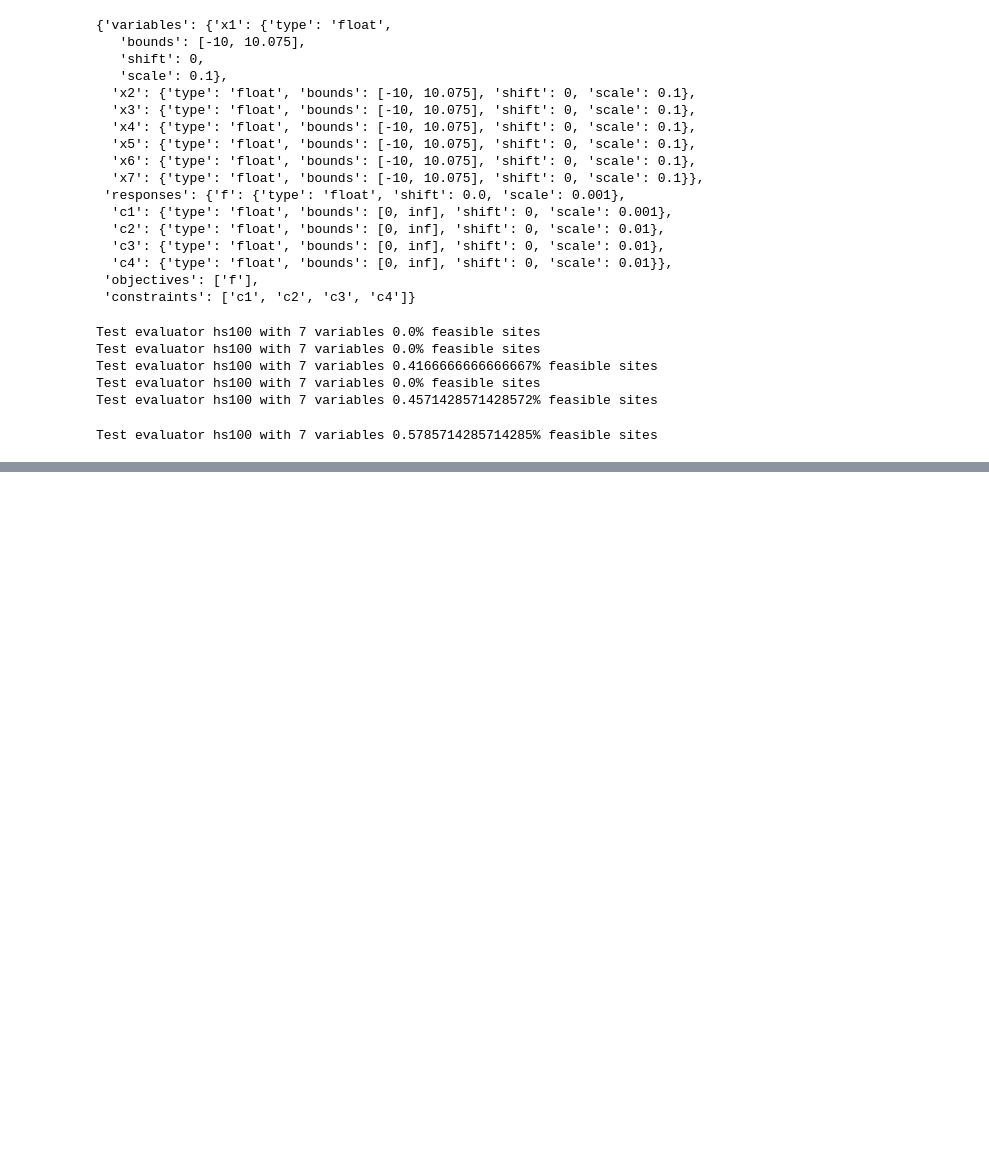
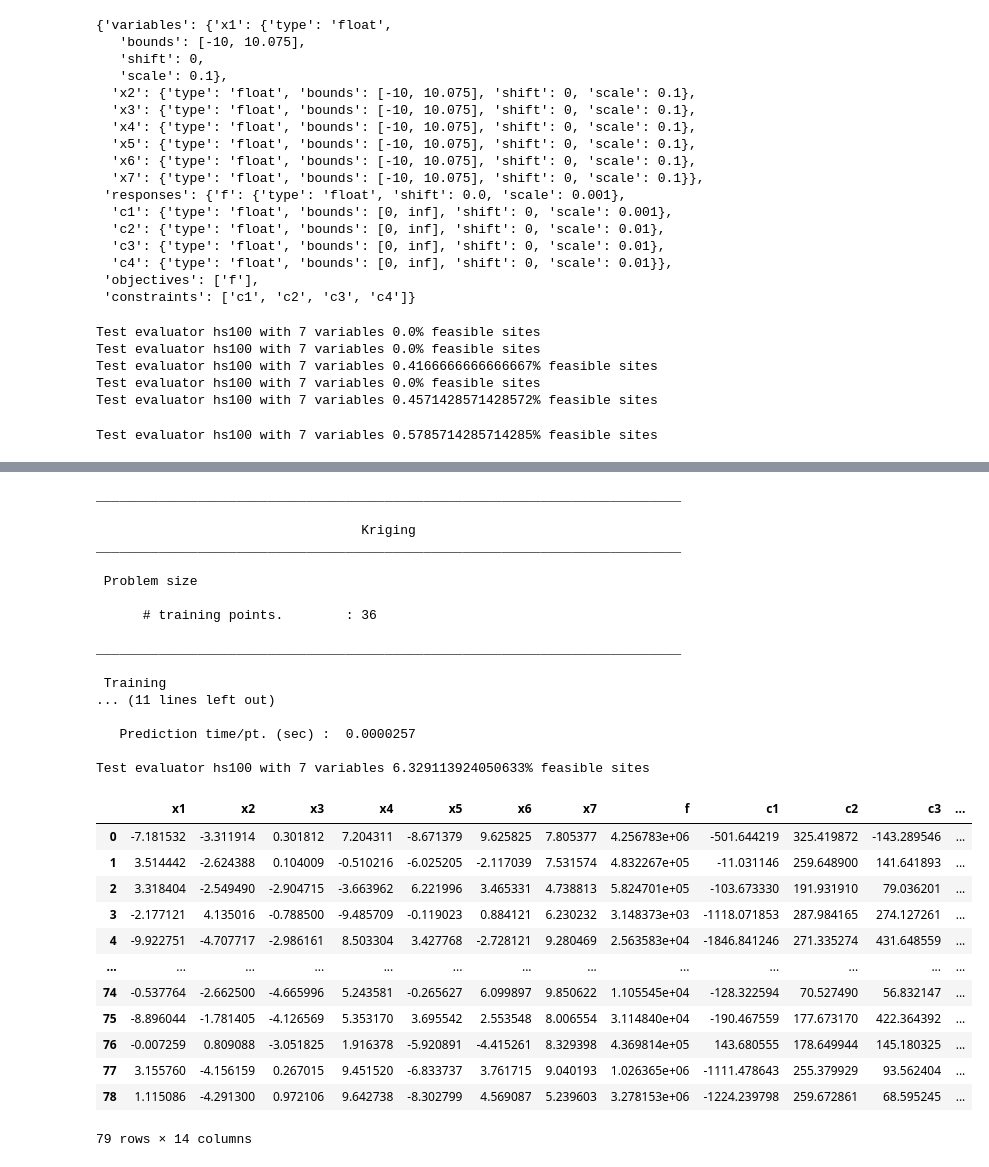
Before and after one commit to linhang-h/FeasibleRegions, a Jupyter notebook: uw_wxml.ipynb, the cells around one changed output, grey strips where cells are left out. Cells and saved outputs as stored; diff of their text form; code cells hidden in the pictures; blank space fills up the shorter version.

```diff
--- a/uw_wxml.ipynb
+++ b/uw_wxml.ipynb
@@ -1018,0 +1092,38 @@ Test evaluator hs100 with 7 variables 0.5785714285714285% feasible sites
+# %%
+hs100 = HS100()
+problem = hs100.problem()
+nind = len(problem['variables'])
+num_sites = int((nind+1)*(nind+2)/2)
+test_data = advanced_testing(hs100, num_sites, num_sites**2)
+test_data
+# %% [output]
+___________________________________________________________________________
+
+                                  Kriging
+___________________________________________________________________________
+
+ Problem size
+
+      # training points.        : 36
+
+___________________________________________________________________________
+
+ Training
+... (11 lines left out)
+
+   Prediction time/pt. (sec) :  0.0000257
+
+Test evaluator hs100 with 7 variables 6.329113924050633% feasible sites
+|  | x1 | x2 | x3 | x4 | x5 | x6 | x7 | f | c1 | c2 | c3 | ... |
+| 0 | -7.181532 | -3.311914 | 0.301812 | 7.204311 | -8.671379 | 9.625825 | 7.805377 | 4.256783e+06 | -501.644219 | 325.419872 | -143.289546 | ... |
+| 1 | 3.514442 | -2.624388 | 0.104009 | -0.510216 | -6.025205 | -2.117039 | 7.531574 | 4.832267e+05 | -11.031146 | 259.648900 | 141.641893 | ... |
+| 2 | 3.318404 | -2.549490 | -2.904715 | -3.663962 | 6.221996 | 3.465331 | 4.738813 | 5.824701e+05 | -103.673330 | 191.931910 | 79.036201 | ... |
+| 3 | -2.177121 | 4.135016 | -0.788500 | -9.485709 | -0.119023 | 0.884121 | 6.230232 | 3.148373e+03 | -1118.071853 | 287.984165 | 274.127261 | ... |
+| 4 | -9.922751 | -4.707717 | -2.986161 | 8.503304 | 3.427768 | -2.728121 | 9.280469 | 2.563583e+04 | -1846.841246 | 271.335274 | 431.648559 | ... |
+| ... | ... | ... | ... | ... | ... | ... | ... | ... | ... | ... | ... | ... |
+| 74 | -0.537764 | -2.662500 | -4.665996 | 5.243581 | -0.265627 | 6.099897 | 9.850622 | 1.105545e+04 | -128.322594 | 70.527490 | 56.832147 | ... |
+| 75 | -8.896044 | -1.781405 | -4.126569 | 5.353170 | 3.695542 | 2.553548 | 8.006554 | 3.114840e+04 | -190.467559 | 177.673170 | 422.364392 | ... |
+| 76 | -0.007259 | 0.809088 | -3.051825 | 1.916378 | -5.920891 | -4.415261 | 8.329398 | 4.369814e+05 | 143.680555 | 178.649944 | 145.180325 | ... |
+| 77 | 3.155760 | -4.156159 | 0.267015 | 9.451520 | -6.833737 | 3.761715 | 9.040193 | 1.026365e+06 | -1111.478643 | 255.379929 | 93.562404 | ... |
+| 78 | 1.115086 | -4.291300 | 0.972106 | 9.642738 | -8.302799 | 4.569087 | 5.239603 | 3.278153e+06 | -1224.239798 | 259.672861 | 68.595245 | ... |
+79 rows × 14 columns
```
Also changed, not shown: parts of 6 cells of this notebook.
